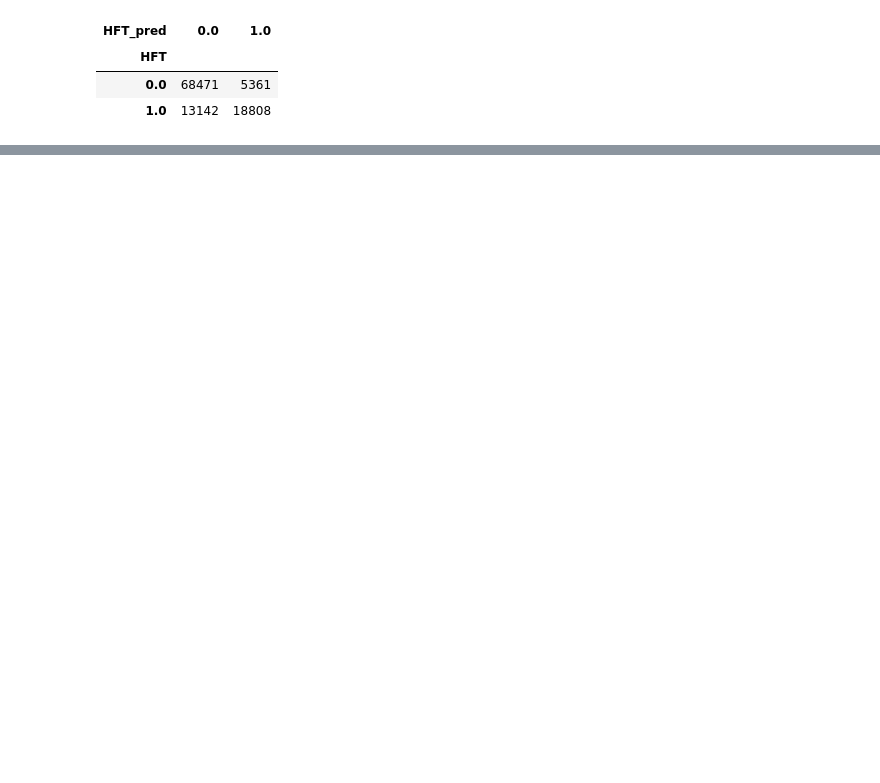
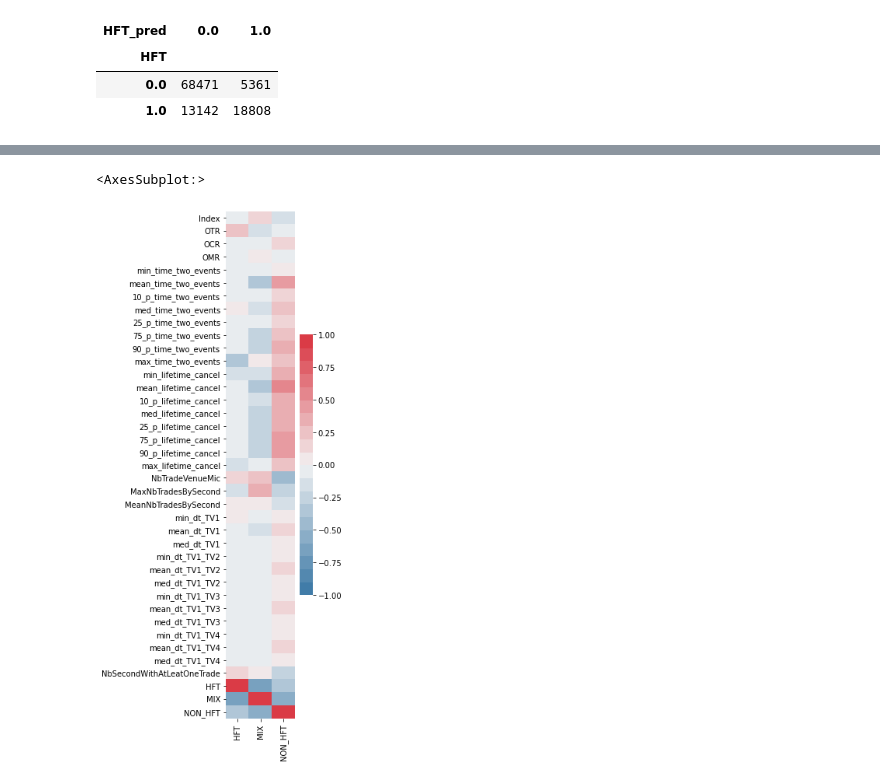
Before and after one commit to UltraDiuve/ens_challenge50, a Jupyter notebook: Notebook.ipynb, the cells around one changed output, grey strips where cells are left out. Saved outputs shown, nothing was run; the diff lists cells and outputs as text; code cells hidden in the pictures; blank space fills up the shorter version.

```diff
--- a/Notebook.ipynb
+++ b/Notebook.ipynb
@@ -260,0 +332,8 @@ x_train_scaled.pivot_table(index='HFT', columns='HFT_pred', values='Index', aggf
+# %%
+random_forest_model = RandomForestClassifier(
+    max_depth=3,
+
+).fit(x_train_numerical.fillna(0), y_train_expanded['type'])
+step_1 = random_forest_model.predict(x_train_numerical.fillna(0))
+print(len(step_1))
+step_1 = pd.DataFrame(step_1, columns=['pred_step_1'])
@@ -260,0 +354,12 @@ x_train_scaled.pivot_table(index='HFT', columns='HFT_pred', values='Index', aggf
+# %%
+preds = (
+    step_1
+    .join(x_train)
+    .groupby(['Trader', 'pred_step_1'])
+    .size()
+    .unstack('pred_step_1', fill_value=0.)
+    .idxmax(axis=1)
+    .rename('pred')
+#     .reset_index('pred_step_1')
+)
+preds.value_counts()
@@ -260,0 +371,3 @@ x_train_scaled.pivot_table(index='HFT', columns='HFT_pred', values='Index', aggf
+# %%
+reordered = preds.to_frame().join(y_train.set_index('Trader'))
+reordered
@@ -260,0 +430,7 @@ x_train_scaled.pivot_table(index='HFT', columns='HFT_pred', values='Index', aggf
+# %%
+merged_train = x_train.merge(y_train, on='Trader')
+merged_train = merged_train.join(pd.DataFrame(
+    OneHotEncoder(sparse=False).fit_transform(np.array(merged_train.type).reshape(-1, 1)),
+    columns=['HFT', 'MIX', 'NON_HFT']
+))
+merged_train
@@ -260,0 +451,6 @@ x_train_scaled.pivot_table(index='HFT', columns='HFT_pred', values='Index', aggf
+# %%
+fig, ax = plt.subplots(figsize=(2, 12))
+sns.heatmap(merged_train.corr()[['HFT', 'MIX', 'NON_HFT']], ax=ax, vmin=-1, vmax=1, cmap=sns.diverging_palette(240, 10, n=20))
+# %% [output]
+<AxesSubplot:>
+[figure, added]
```
Also changed, not shown: parts of 95 cells of this notebook, 3 other files.
